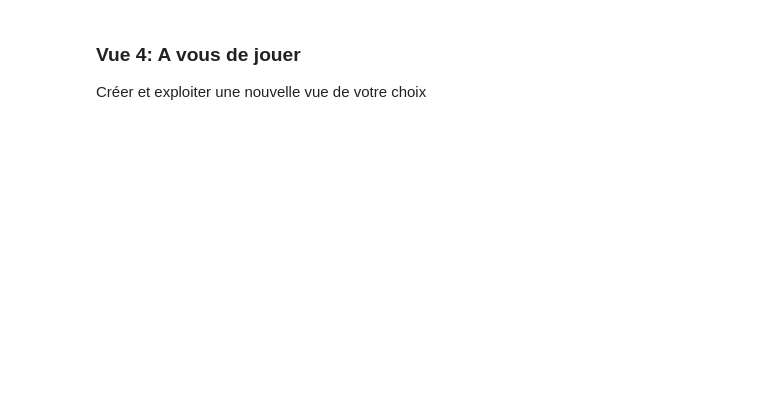
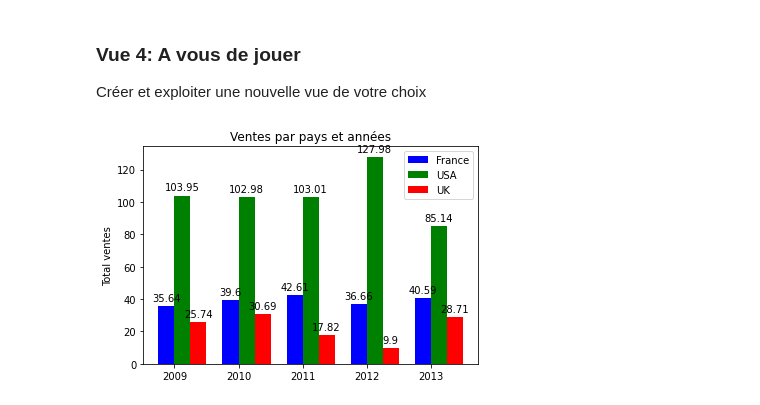
Before and after one commit to j3dec/digital-music-store, a Jupyter notebook: p2-vues-sql.ipynb, the cells around one changed output. Cells and saved outputs as stored; diff of their text form; code cells hidden in the pictures; blank space fills up the shorter version.

```diff
--- a/p2-vues-sql.ipynb
+++ b/p2-vues-sql.ipynb
@@ -251,0 +317,8 @@ B. Exploiter la vue v_invoices ainsi crée pour déterminer les ventes annuelles
+# %%
+top_vente_pays = pd.read_sql_query("""SELECT BillingCountry, InvoiceYear,
+SUM(v.Total) AS Total
+FROM v_invoices v
+WHERE BillingCountry = "France" OR BillingCountry = "USA" OR BillingCountry = "United Kingdom"
+GROUP BY InvoiceYear, BillingCountry
+ORDER BY Total DESC
+""", conn)
@@ -252,3 +344,48 @@ B. Exploiter la vue v_invoices ainsi crée pour déterminer les ventes annuelles
 # %% [markdown]
 ### Vue 4: A vous de jouer
 Créer et exploiter une nouvelle vue de votre choix
+# %%
+from matplotlib import pyplot as plt
+import numpy as np
+
+FR = top_vente_pays.loc[top_vente_pays.BillingCountry == "France"].sort_values(by=['InvoiceYear'])
+
+years = FR.InvoiceYear
+
+FR = FR.Total
+
+US = top_vente_pays.loc[top_vente_pays.BillingCountry == "USA"].sort_values(by=['InvoiceYear'])
+US = US.Total
+
+UK = top_vente_pays.loc[top_vente_pays.BillingCountry == "United Kingdom"].sort_values(by=['InvoiceYear'])
+UK = UK.Total
+
+X = np.arange(len(years))
+fig, ax = plt.subplots()
+
+bars1 = ax.bar(X - 0.25/2, FR, color = 'b', width = 0.25, label="France")
+bars2 = ax.bar(X + 0.25/2, US, color = 'g', width = 0.25, label="USA")
+bars3 = ax.bar(X + 0.75/2, UK, color = 'r', width = 0.25, label="UK")
+
+ax.set_ylabel('Total ventes')
+ax.set_title('Ventes par pays et années')
+ax.set_xticks(X)
+ax.set_xticklabels(years)
+ax.legend()
+
+def autolabel(bars):
+    """Ajoute un label pour chaque bar"""
+    for bar in bars:
+        height = round(bar.get_height(),2)
+        ax.annotate('{}'.format(height),
+                    xy=(bar.get_x() + bar.get_width() / 2, height),
+                    xytext=(0, 3),  # 3 points vertical offset
+                    textcoords="offset points",
+                    ha='center', va='bottom')
+
+
+autolabel(bars1)
+autolabel(bars2)
+autolabel(bars3)
+# %% [output]
+[figure, added]
```
Also changed, not shown: parts of 10 cells of this notebook, 2 other files.
